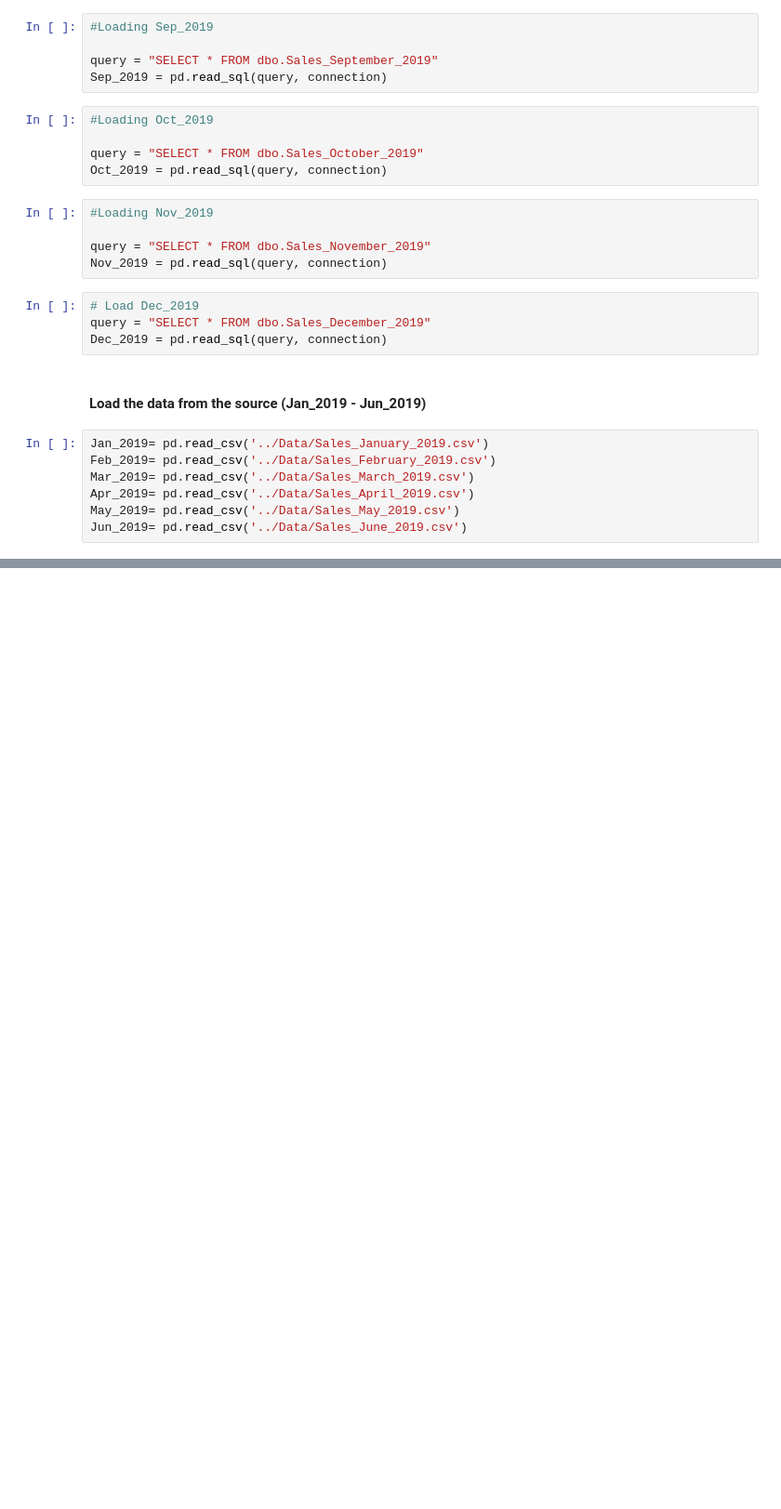
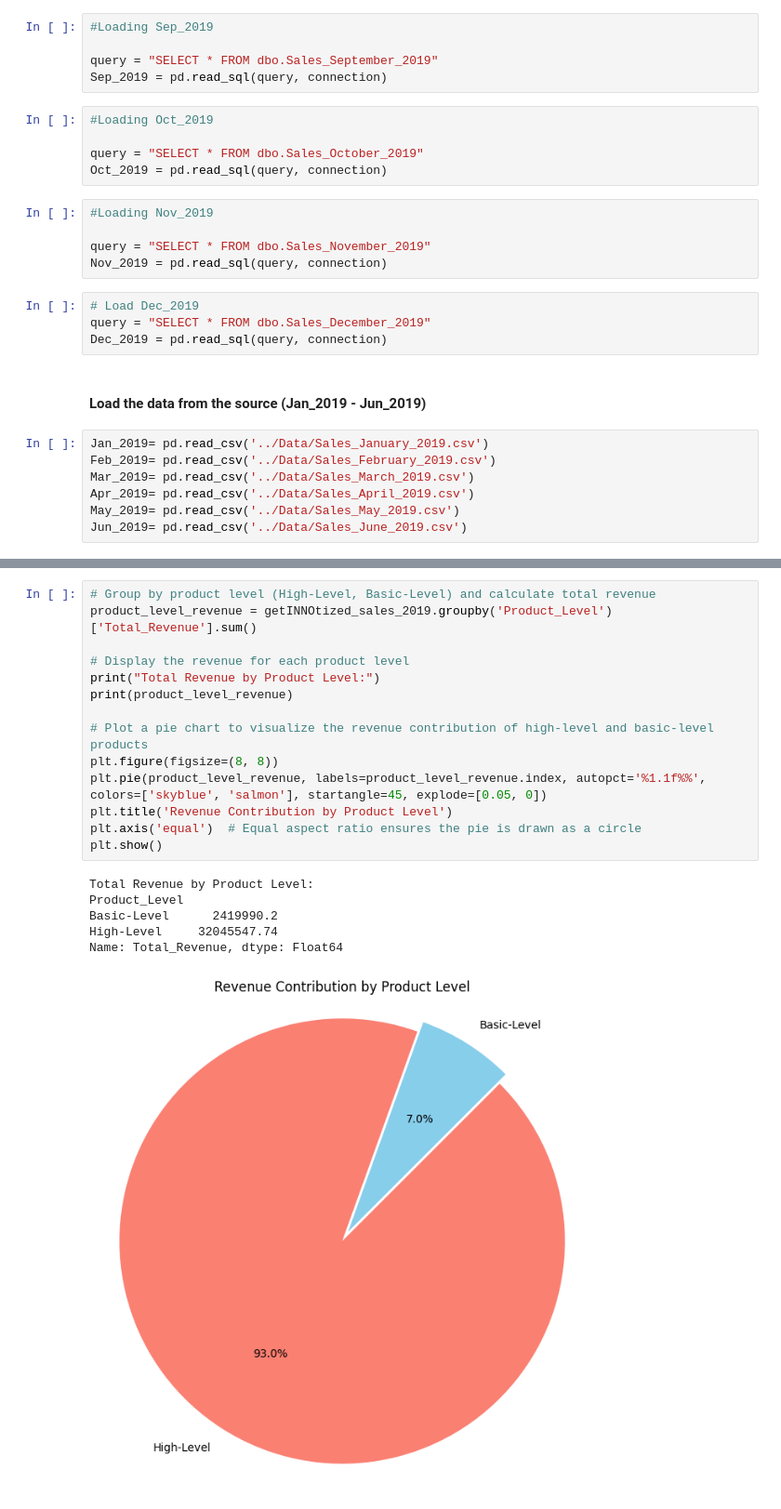
Before and after one commit to MayayaPatrick/Business-Intelligence-Solution-Project, a Jupyter notebook: Notebook/dashboard_project.ipynb, the cells around one changed output, grey strips where cells are left out. Shown at 93% size. Drawn from its saved outputs; the diff is of its cells as text; blank space fills up the shorter version.

```diff
--- a/Notebook/dashboard_project.ipynb
+++ b/Notebook/dashboard_project.ipynb
@@ -162,0 +799,21 @@ Jun_2019= pd.read_csv('../Data/Sales_June_2019.csv')
+# %%
+# Group by product level (High-Level, Basic-Level) and calculate total revenue
+product_level_revenue = getINNOtized_sales_2019.groupby('Product_Level')['Total_Revenue'].sum()
+
+# Display the revenue for each product level
+print("Total Revenue by Product Level:")
+print(product_level_revenue)
+
+# Plot a pie chart to visualize the revenue contribution of high-level and basic-level products
+plt.figure(figsize=(8, 8))
+plt.pie(product_level_revenue, labels=product_level_revenue.index, autopct='%1.1f%%', colors=['skyblue', 'salmon'], startangle=45, explode=[0.05, 0])
+plt.title('Revenue Contribution by Product Level')
+plt.axis('equal')  # Equal aspect ratio ensures the pie is drawn as a circle
+plt.show()
+# %% [output]
+Total Revenue by Product Level:
+Product_Level
+Basic-Level      2419990.2
+High-Level     32045547.74
+Name: Total_Revenue, dtype: Float64
+[figure, added]
```
Also changed, not shown: parts of 70 cells of this notebook.
